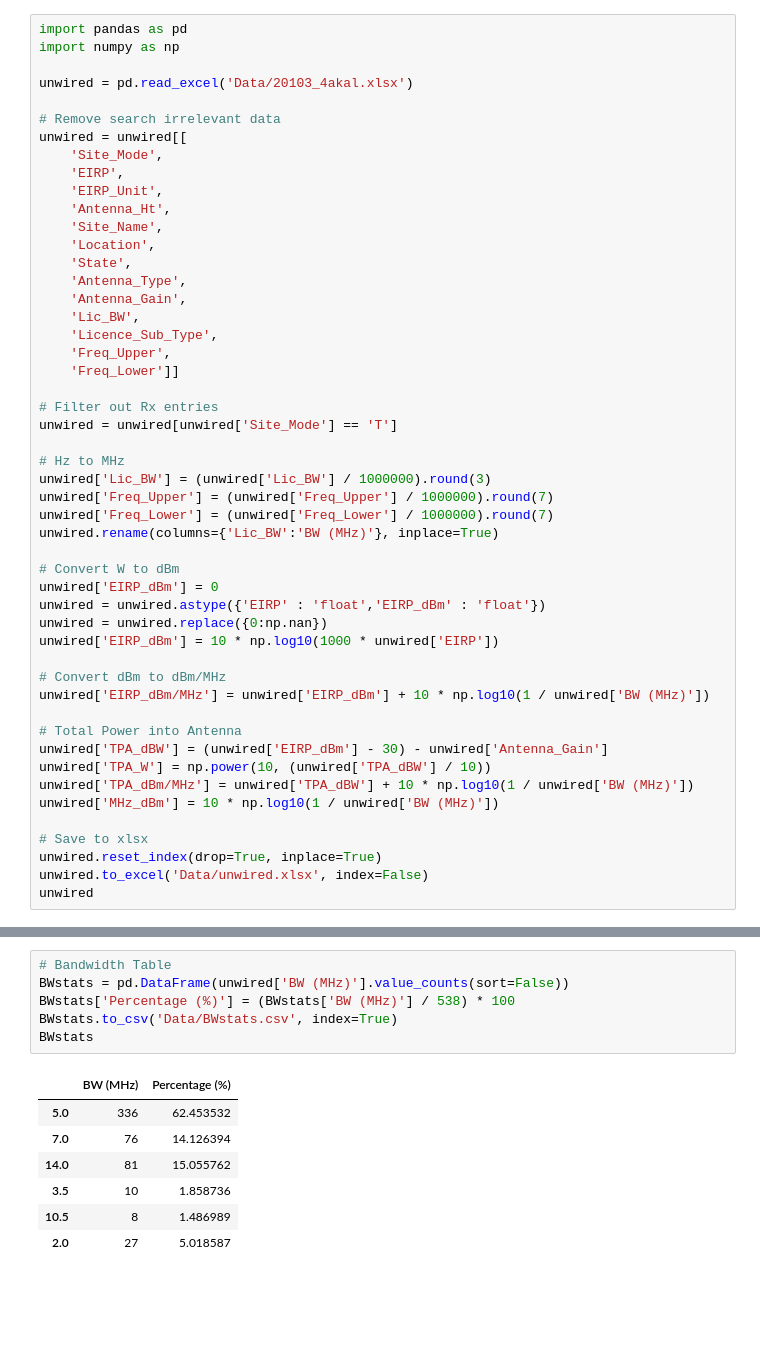
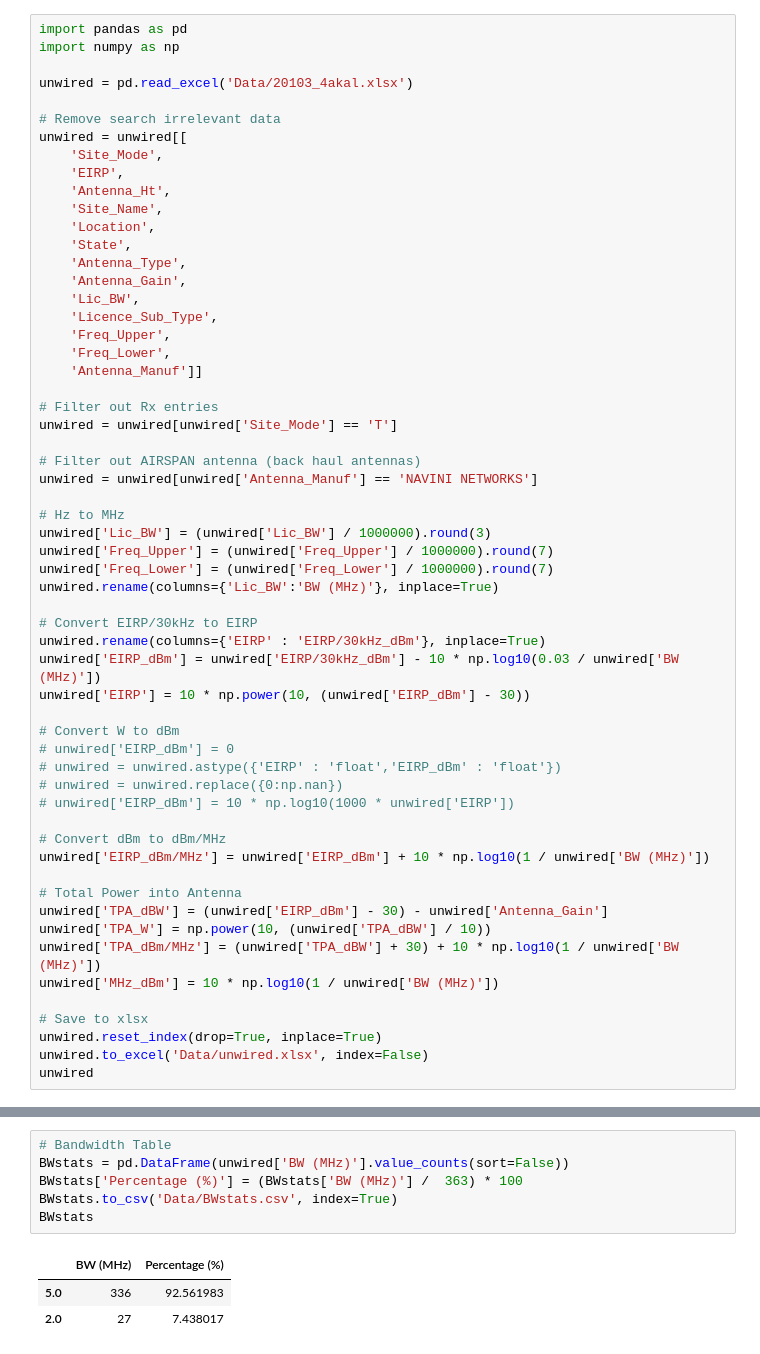
Before and after one commit to navnith-reddy/RAdata, a Jupyter notebook: UnwiredDataProcessing.ipynb, the cells around one changed output, grey strips where cells are left out. Drawn from its saved outputs; the diff is of its cells as text; blank space fills up the shorter version.

```diff
--- a/UnwiredDataProcessing.ipynb
+++ b/UnwiredDataProcessing.ipynb
@@ -32,7 +34,6 @@ unwired = pd.read_excel('Data/20103_4akal.xlsx')
 unwired = unwired[[
     'Site_Mode',
     'EIRP',
-    'EIRP_Unit',
     'Antenna_Ht',
     'Site_Name',
     'Location',
@@ -42,10 +43,14 @@ unwired = unwired[[
     'Lic_BW',
     'Licence_Sub_Type',
     'Freq_Upper',
-    'Freq_Lower']]
+    'Freq_Lower',
+    'Antenna_Manuf']]
 
 # Filter out Rx entries
 unwired = unwired[unwired['Site_Mode'] == 'T']
+
+# Filter out AIRSPAN antenna (back haul antennas)
+unwired = unwired[unwired['Antenna_Manuf'] == 'NAVINI NETWORKS']
 
 # Hz to MHz
 unwired['Lic_BW'] = (unwired['Lic_BW'] / 1000000).round(3)
@@ -53,11 +58,16 @@ unwired['Freq_Upper'] = (unwired['Freq_Upper'] / 1000000).round(7)
 unwired['Freq_Lower'] = (unwired['Freq_Lower'] / 1000000).round(7)
 unwired.rename(columns={'Lic_BW':'BW (MHz)'}, inplace=True)
 
+# Convert EIRP/30kHz to EIRP
+unwired.rename(columns={'EIRP' : 'EIRP/30kHz_dBm'}, inplace=True)
+unwired['EIRP_dBm'] = unwired['EIRP/30kHz_dBm'] - 10 * np.log10(0.03 / unwired['BW (MHz)'])
+unwired['EIRP'] = 10 * np.power(10, (unwired['EIRP_dBm'] - 30))
+
 # Convert W to dBm
-unwired['EIRP_dBm'] = 0
-unwired = unwired.astype({'EIRP' : 'float','EIRP_dBm' : 'float'})
-unwired = unwired.replace({0:np.nan})
-unwired['EIRP_dBm'] = 10 * np.log10(1000 * unwired['EIRP'])
+# unwired['EIRP_dBm'] = 0
+# unwired = unwired.astype({'EIRP' : 'float','EIRP_dBm' : 'float'})
+# unwired = unwired.replace({0:np.nan})
+# unwired['EIRP_dBm'] = 10 * np.log10(1000 * unwired['EIRP'])
 
 # Convert dBm to dBm/MHz
 unwired['EIRP_dBm/MHz'] = unwired['EIRP_dBm'] + 10 * np.log10(1 / unwired['BW (MHz)'])
@@ -65,7 +75,7 @@ unwired['EIRP_dBm/MHz'] = unwired['EIRP_dBm'] + 10 * np.log10(1 / unwired['BW (M
 # Total Power into Antenna
 unwired['TPA_dBW'] = (unwired['EIRP_dBm'] - 30) - unwired['Antenna_Gain']
 unwired['TPA_W'] = np.power(10, (unwired['TPA_dBW'] / 10))
-unwired['TPA_dBm/MHz'] = unwired['TPA_dBW'] + 10 * np.log10(1 / unwired['BW (MHz)'])
+unwired['TPA_dBm/MHz'] = (unwired['TPA_dBW'] + 30) + 10 * np.log10(1 / unwired['BW (MHz)'])
 unwired['MHz_dBm'] = 10 * np.log10(1 / unwired['BW (MHz)'])
 
 # Save to xlsx
@@ -89,14 +99,10 @@ unwired
 # %%
 # Bandwidth Table
 BWstats = pd.DataFrame(unwired['BW (MHz)'].value_counts(sort=False))
-BWstats['Percentage (%)'] = (BWstats['BW (MHz)'] / 538) * 100
+BWstats['Percentage (%)'] = (BWstats['BW (MHz)'] /  363) * 100
 BWstats.to_csv('Data/BWstats.csv', index=True)
 BWstats
 # %% [output]
 |  | BW (MHz) | Percentage (%) |
-| 5.0 | 336 | 62.453532 |
-| 7.0 | 76 | 14.126394 |
-| 14.0 | 81 | 15.055762 |
-| 3.5 | 10 | 1.858736 |
-| 10.5 | 8 | 1.486989 |
-| 2.0 | 27 | 5.018587 |
+| 5.0 | 336 | 92.561983 |
+| 2.0 | 27 | 7.438017 |
```
Also changed, not shown: parts of 14 cells of this notebook, 11 other files.
